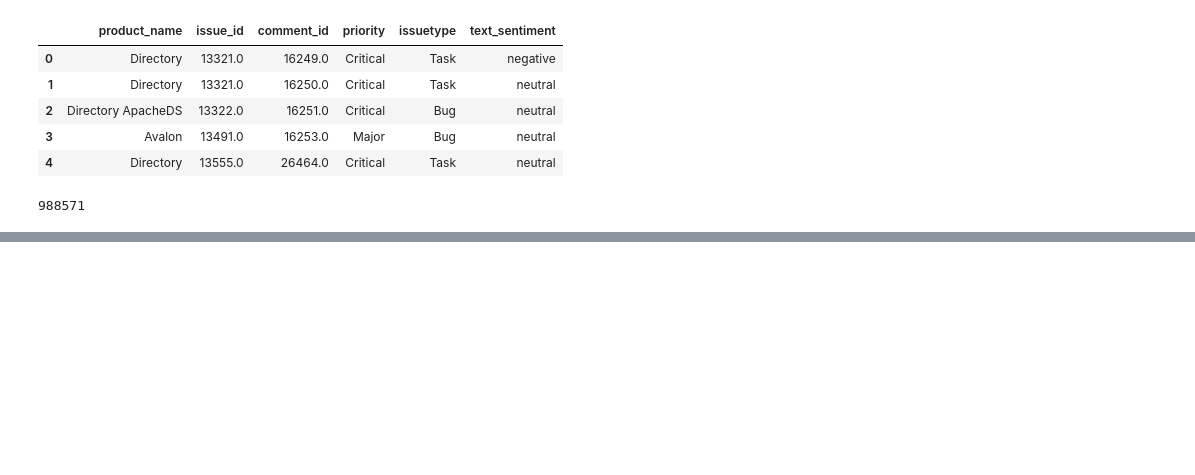
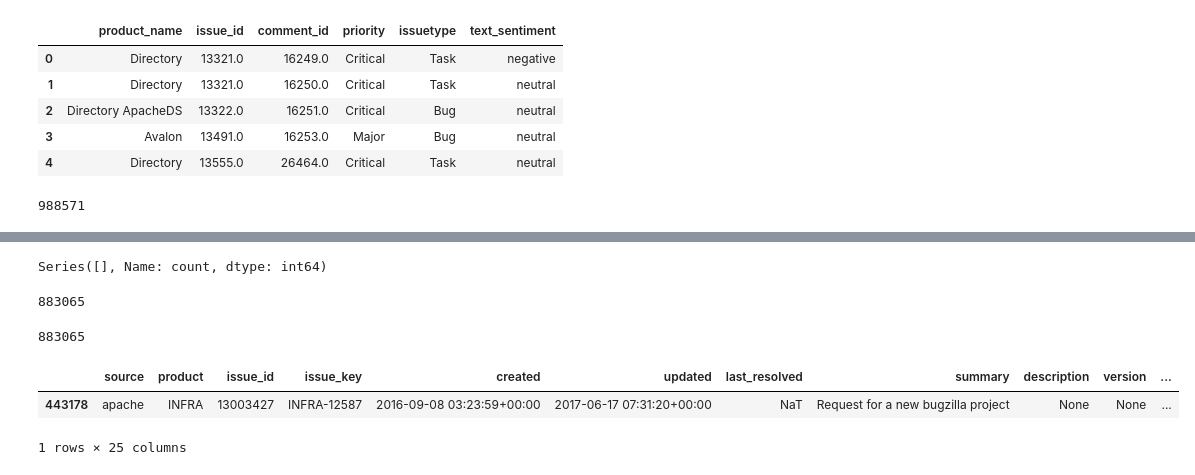
Before and after one commit to raianmr/seBERT, a Jupyter notebook: notebooks/Demo.ipynb, the cells around one changed output, grey strips where cells are left out. Cells and saved outputs as stored; diff of their text form; code cells hidden in the pictures; blank space fills up the shorter version.

Commit message:
update issue comments

```diff
--- a/notebooks/Demo.ipynb
+++ b/notebooks/Demo.ipynb
@@ -127,0 +213,20 @@ len(rq3_4)
+# %%
+issues_pq[issues_pq["source"] != "apache"]["issuetype"].value_counts()
+# %% [output]
+Series([], Name: count, dtype: int64)
+# %%
+issues2 = pd.read_parquet("./data/20-MAD/issues.parquet")
+# %%
+len(issues2[(issues2["issuetype"].notnull()) & (issues2["issuetype"] != " ")])
+# %% [output]
+883065
+# %%
+len(issues2[(issues2["issuetype"].notnull())])
+# %% [output]
+883065
+# %%
+issues2[issues2["issuetype"] == "New Bugzilla Project"]
+# %% [output]
+|  | source | product | issue_id | issue_key | created | updated | last_resolved | summary | description | version | ... |
+| 443178 | apache | INFRA | 13003427 | INFRA-12587 | 2016-09-08 03:23:59+00:00 | 2017-06-17 07:31:20+00:00 | NaT | Request for a new bugzilla project | None | None | ... |
+1 rows × 25 columns
```
Also changed, not shown: parts of 14 cells of this notebook, 3 other files.
